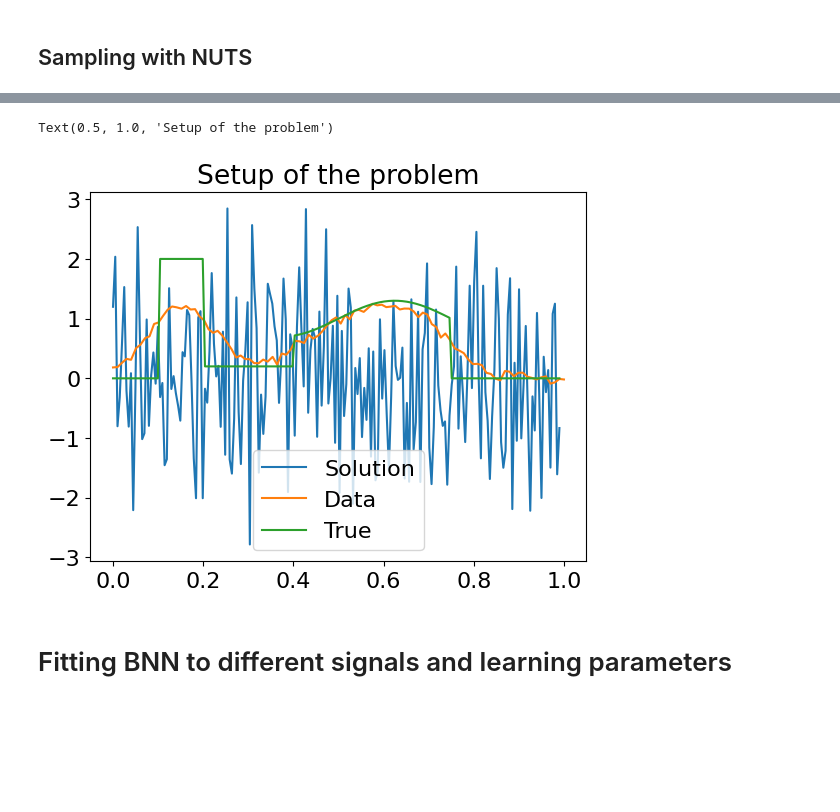
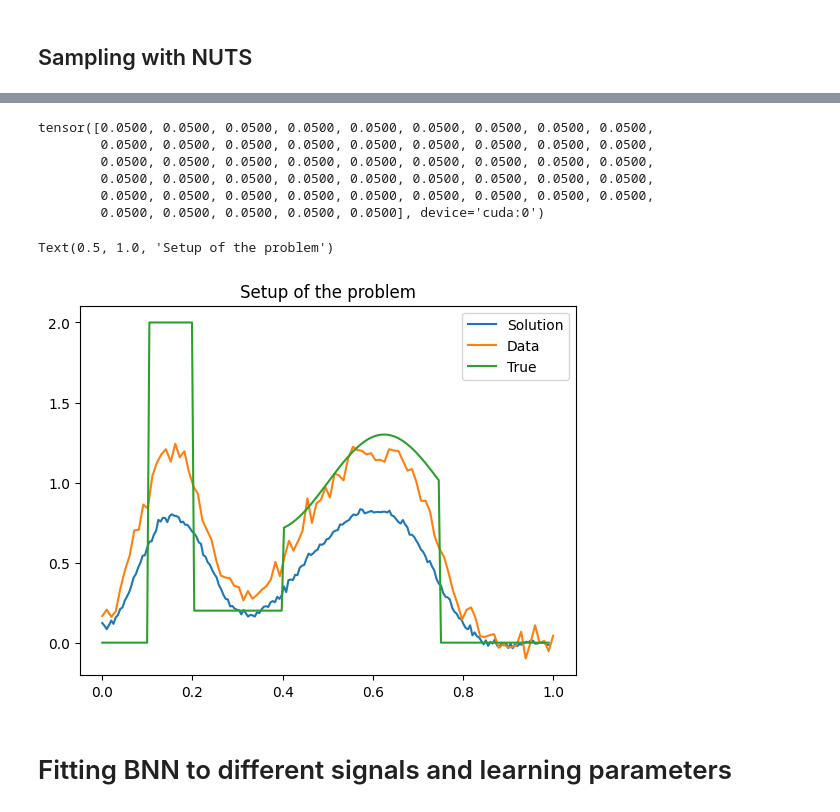
Before and after one commit to akseliekseli/Bayesian-Neural-Networks-with-Stochastic-Variational-Inference-in-Inverse-Problems, a Jupyter notebook: codes/main.ipynb, the cells around one changed output, grey strips where cells are left out. Drawn from its saved outputs; the diff is of its cells as text; code cells hidden in the pictures; blank space fills up the shorter version.

```diff
--- a/codes/main.ipynb
+++ b/codes/main.ipynb
@@ -146,0 +157,2 @@ y_train = torch.from_numpy(y_data).float()
+# %%
+predictive = torch.load('../svi_model.pt')
@@ -146,0 +161,2 @@ y_train = torch.from_numpy(y_data).float()
+# %%
+prior_bnn = predictive(y_train)
@@ -148,0 +200,3 @@ y_train = torch.from_numpy(y_data).float()
+# %%
+prior_bnn = prior_bnn['obs']
+prior_bnn.shape
@@ -203,2 +323,2 @@ tensor([-0.0093, -0.0093, -0.0093, -0.0093, -0.0093, -0.0093, -0.0093, -0.0093,
 # %%
-a = posterior_samples['bnn_obs']
+a = posterior_samples['omega']
@@ -210,12 +348,21 @@ NameError: name 'alpha_samples' is not defined
+# %%
+posterior_samples['sigma']
+# %% [output]
+tensor([0.0500, 0.0500, 0.0500, 0.0500, 0.0500, 0.0500, 0.0500, 0.0500, 0.0500,
+        0.0500, 0.0500, 0.0500, 0.0500, 0.0500, 0.0500, 0.0500, 0.0500, 0.0500,
+        0.0500, 0.0500, 0.0500, 0.0500, 0.0500, 0.0500, 0.0500, 0.0500, 0.0500,
+        0.0500, 0.0500, 0.0500, 0.0500, 0.0500, 0.0500, 0.0500, 0.0500, 0.0500,
+        0.0500, 0.0500, 0.0500, 0.0500, 0.0500, 0.0500, 0.0500, 0.0500, 0.0500,
+        0.0500, 0.0500, 0.0500, 0.0500, 0.0500], device='cuda:0')
 # %%
-plt.plot(x, np.mean(a.numpy(), axis=0))
-plt.plot(t, y_data)
+plt.plot(x, torch.mean(a, axis=0).cpu())
+plt.plot(t, y_data.cpu())
 plt.plot(x, f)
 plt.legend(['Solution', 'Data', 'True'])
 plt.title('Setup of the problem')
 #plt.savefig('../plot_from_dev/working_gaussian.png')
 # %% [output]
 Text(0.5, 1.0, 'Setup of the problem')
-[figure, old version]
+[figure, new version]
 # %% [markdown]
 # Fitting BNN to different signals and learning parameters
```
Also changed, not shown: parts of 22 cells of this notebook, 9 other files.
